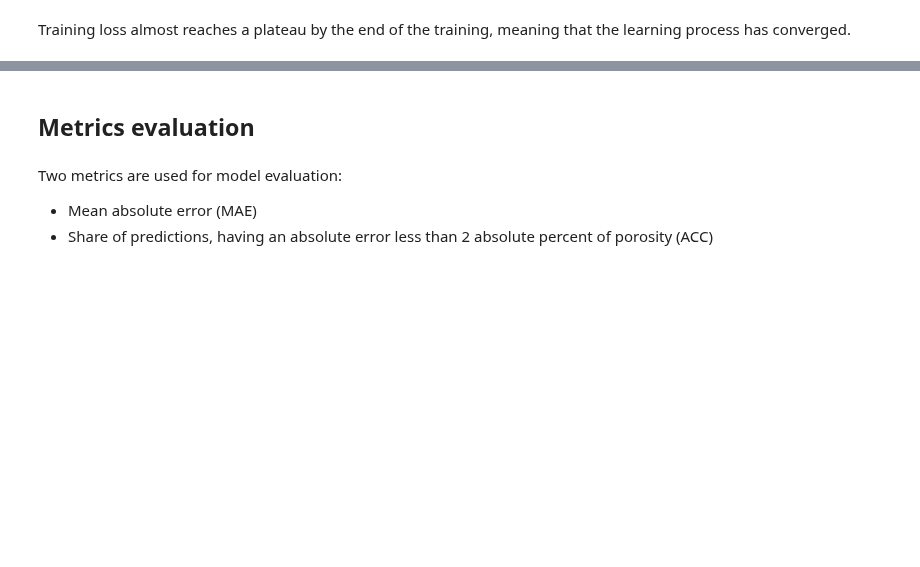
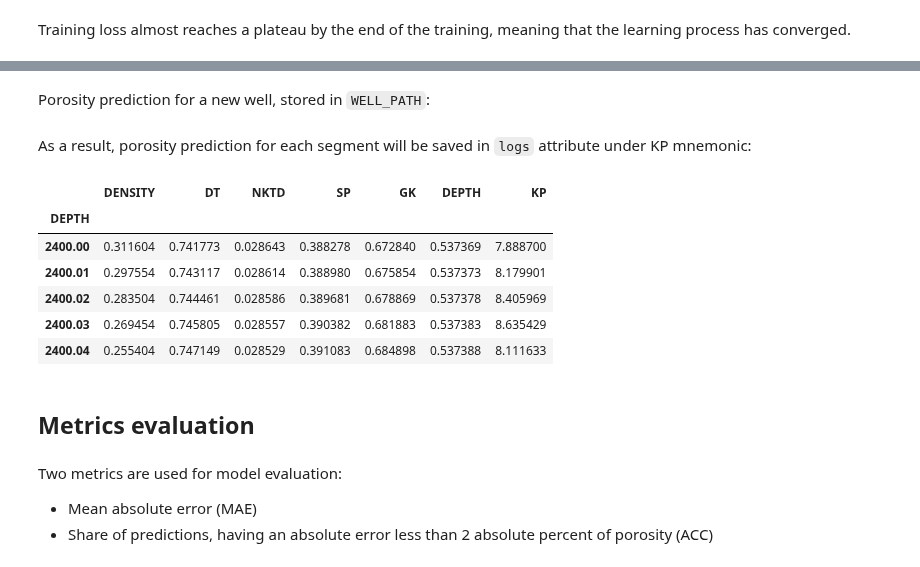
Before and after one commit to sadaqatali2027/petroflow-1, a Jupyter notebook: well_logs/models/porosity_prediction/porosity_prediction.ipynb, the cells around one changed output, grey strips where cells are left out. Saved outputs shown, nothing was run; the diff lists cells and outputs as text; code cells hidden in the pictures; blank space fills up the shorter version.

Commit message:
Add inference section in the porosity prediction notebook

```diff
--- a/well_logs/models/porosity_prediction/porosity_prediction.ipynb
+++ b/well_logs/models/porosity_prediction/porosity_prediction.ipynb
@@ -223,3 +237,40 @@ Training loss almost reaches a plateau by the end of the training, meaning that
+# %%
+template_predict_pipeline = (Pipeline()
+    .add_namespace(np)
+    .import_model("UNet", train_pipeline)
+    .keep_logs(LOG_MNEMONICS)
+    .drop_nans()
+    .drop_short_segments(CROP_LENGTH_M)
+    .add_depth_log()
+    .reindex(step=REINDEXATION_STEP, attrs=["logs"])
+    .interpolate(attrs="logs", limit_direction="both")
+    .norm_min_max(q1, q99)
+    .crop(CROP_LENGTH_M, CROP_LENGTH_M, drop_last=True)
+    .update(B("logs"), WS("logs").ravel())
+    .stack(B("logs"), save_to=B("logs"))
+    .swapaxes(B("logs"), 1, 2, save_to=B("logs"))
+    .array(B("logs"), dtype=np.float32, save_to=B("logs"))
+    .predict_model("UNet", B("logs"), fetches="porosity", save_to=WS("KP"))
+    .copy_to_logs(B(), "KP")
+)
+# %% [markdown]
+Porosity prediction for a new well, stored in `WELL_PATH`:
+# %%
+WELL_PATH = "/Matched_dataset/415по/"
+predict_ds = WellDataset(path=WELL_PATH, dirs=True)
+well = (predict_ds >> template_predict_pipeline).next_batch(1).wells[0]
+# %% [markdown]
+As a result, porosity prediction for each segment will be saved in `logs` attribute under KP mnemonic:
+# %%
+well.iter_level()[0].logs.head()
+# %% [output]
+|  | DENSITY | DT | NKTD | SP | GK | DEPTH | KP |
+| DEPTH |  |  |  |  |  |  |  |
+| 2400.00 | 0.311604 | 0.741773 | 0.028643 | 0.388278 | 0.672840 | 0.537369 | 7.888700 |
+| 2400.01 | 0.297554 | 0.743117 | 0.028614 | 0.388980 | 0.675854 | 0.537373 | 8.179901 |
+| 2400.02 | 0.283504 | 0.744461 | 0.028586 | 0.389681 | 0.678869 | 0.537378 | 8.405969 |
+| 2400.03 | 0.269454 | 0.745805 | 0.028557 | 0.390382 | 0.681883 | 0.537383 | 8.635429 |
+| 2400.04 | 0.255404 | 0.747149 | 0.028529 | 0.391083 | 0.684898 | 0.537388 | 8.111633 |
 # %% [markdown]
 ## Metrics evaluation
 # %% [markdown]
```
Also changed, not shown: parts of 12 cells of this notebook.
